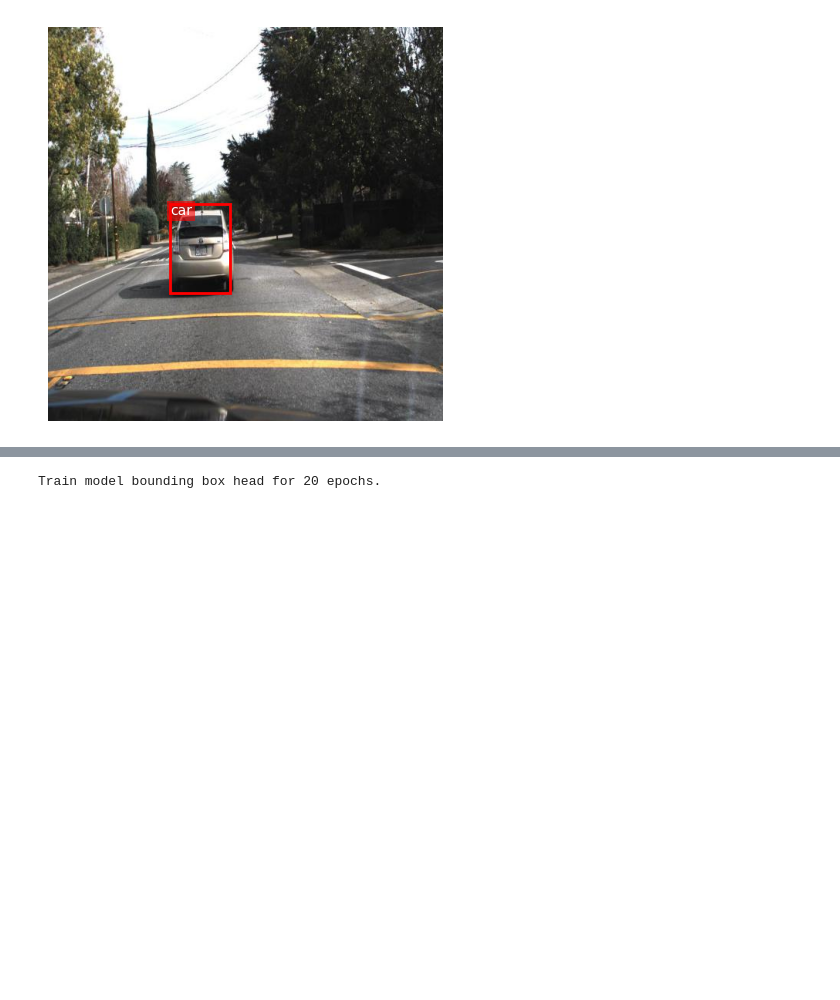
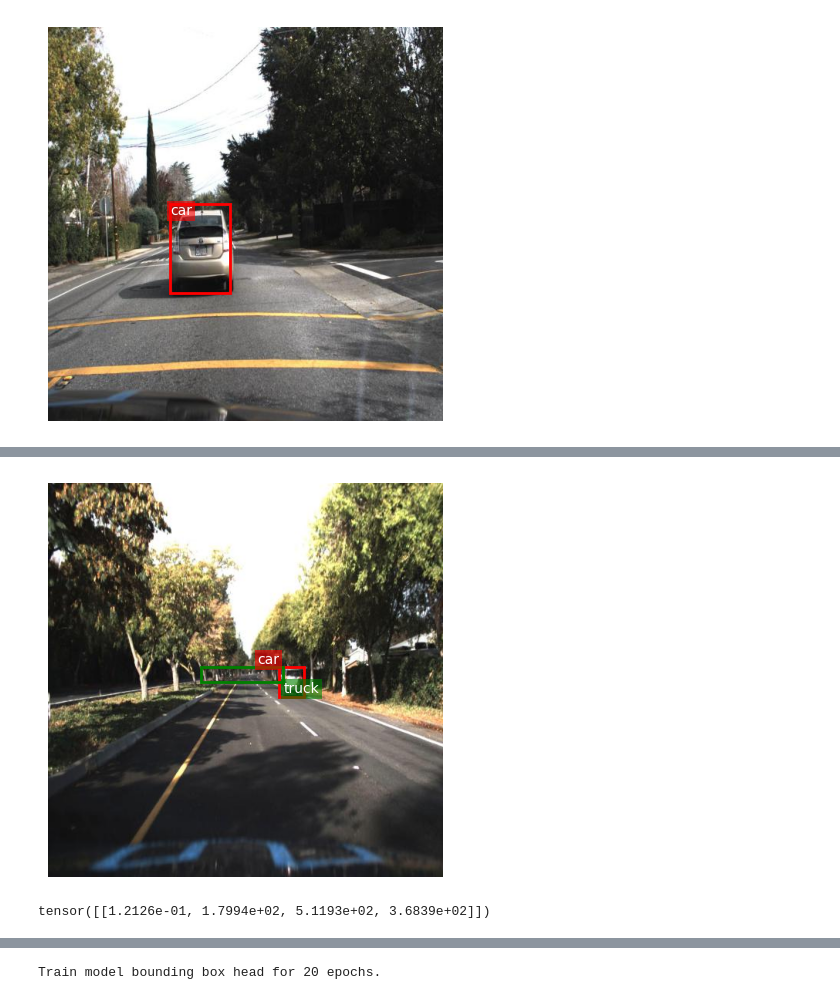
Before and after one commit to ElliotBlackstone/automotive-ssd-object-detection, a Jupyter notebook: ResNetBBoxAndClassifier_car.ipynb, the cells around one changed output, grey strips where cells are left out. Saved outputs shown, nothing was run; the diff lists cells and outputs as text; code cells hidden in the pictures; blank space fills up the shorter version.

```diff
--- a/ResNetBBoxAndClassifier_car.ipynb
+++ b/ResNetBBoxAndClassifier_car.ipynb
@@ -80,6 +82,21 @@ class SingleBoxResNet18DetCls(nn.Module):
             nn.ReLU(inplace=True),
             nn.Linear(256, 4)
         )
+
+        # Initial guess is box in the middle
+        init_xmin = 1 / 2 - 1 * 0.1
+        init_xmax = 1 / 2 + 1 * 0.1
+        init_ymin = 1 / 2 - 1 * 0.1
+        init_ymax = 1 / 2 + 1 * 0.1
+        with torch.no_grad():
+            self.head_box[-1].bias[:] = torch.tensor([
+                torch.logit(torch.tensor(init_xmin)),
+                torch.logit(torch.tensor(init_ymin)),
+                torch.logit(torch.tensor(init_xmax)),
+                torch.logit(torch.tensor(init_ymax)),
+            ])
+            self.head_box[-1].weight[:] = torch.zeros([4, 256])
+
         self.head_cls = nn.Sequential(
             nn.Linear(in_feats, 256),
             nn.ReLU(inplace=True),
@@ -1014,3 +811,37 @@ Total training time: 835.336 seconds
+# %%
+new_imgs = CarImageClass.ImageClass(targ_dir=test_path_oo, transform=test_tfms, file_pct=1)
+test_set = CarImageClass.ImageClass(targ_dir=test_path_oo, transform=None, file_pct=1)
+
+BATCH_SIZE = 1
+# Create DataLoader's
+new_dataloader = DataLoader(new_imgs,
+                              batch_size=BATCH_SIZE,
+                              shuffle=False,
+                              #num_workers=NUM_WORKERS,
+                              )
+
+rand_index = np.random.randint(0, len(new_imgs))
+
+new = new_dataloader.dataset[rand_index]
+
+model_0.eval()
+with torch.inference_mode():
+    pred_dict = model_0(new[0].unsqueeze(dim=0).to(device))
+
+pred_dict['boxes'] = pred_dict['boxes'].to('cpu')
+pred_dict['logits'] = pred_dict['logits'].to('cpu')
+
+predbox = pred_dict['boxes'].detach() * (512 / IMG_SIZE)
+pred_label = list(test_set.class_to_idx.keys())[list(test_set.class_to_idx.values()).index(torch.argmax(pred_dict['logits']))]
+
+
+show_with_box(test_set[new[1]['image_id']], color='r', label=True, pred_box=True, bbox_pred=predbox, label_pred=pred_label)
+# %% [output]
+[figure, added]
+# %%
+predbox
+# %% [output]
+tensor([[1.2126e-01, 1.7994e+02, 5.1193e+02, 3.6839e+02]])
 # %%
 model_0.eval()
 
```
Also changed, not shown: parts of 8 cells of this notebook.
